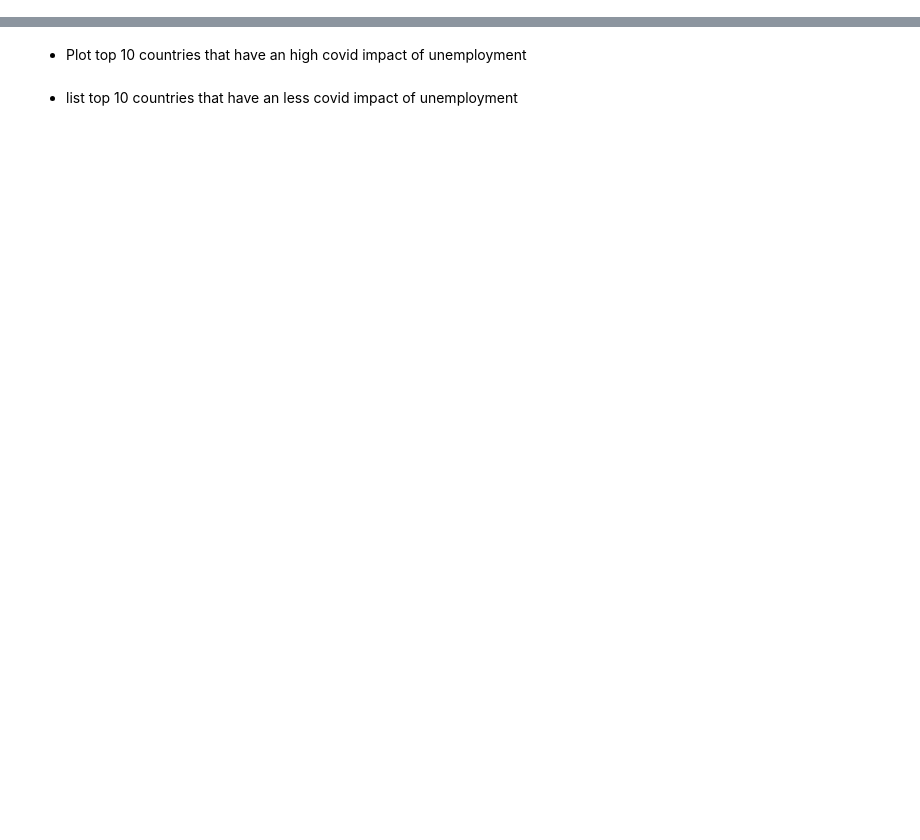
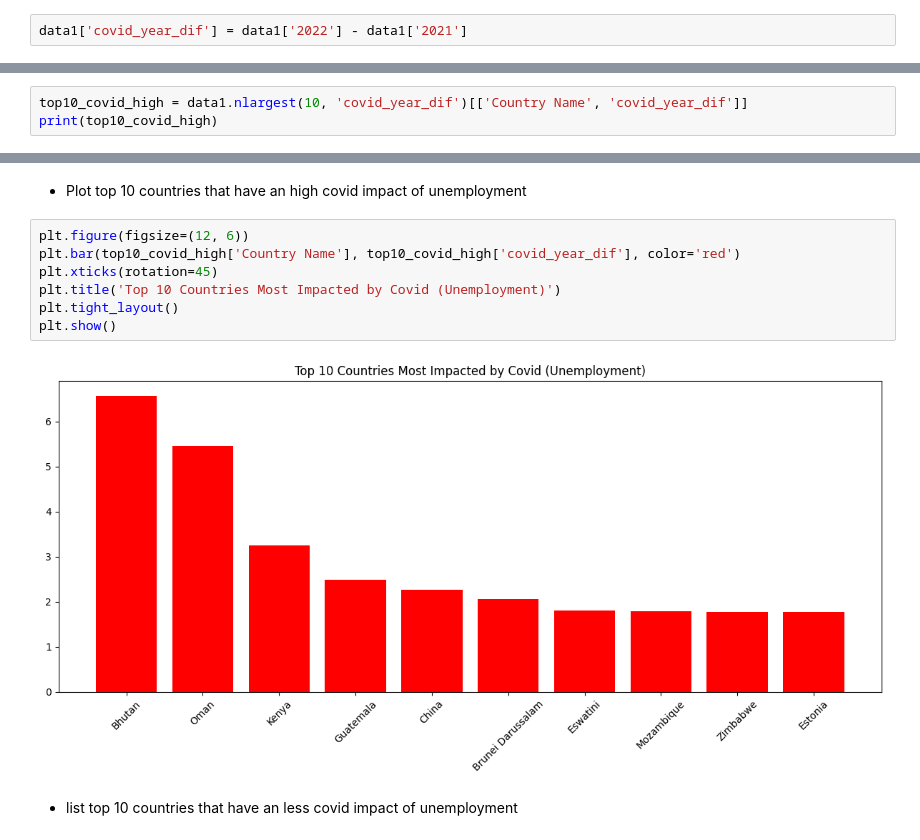
Before and after one commit to pychey/W4-Data-Processing, a Jupyter notebook: W4 - Homework_World_unemployee.ipynb, the cells around one changed output, grey strips where cells are left out. Saved outputs shown, nothing was run; the diff lists cells and outputs as text; blank space fills up the shorter version.

```diff
--- a/W4 - Homework_World_unemployee.ipynb
+++ b/W4 - Homework_World_unemployee.ipynb
@@ -120,3 +355,5 @@ So we add another column to see the different 2019 and 2020
 
 
 `data1['covid_year_dif'] = data1['2020'] - data1['2019']`
+# %%
+data1['covid_year_dif'] = data1['2022'] - data1['2021']
@@ -123,3 +370,6 @@ So we add another column to see the different 2019 and 2020
 # %% [markdown]
 
 - list top 10 countries that have an high covid impact of unemployment
+# %%
+top10_covid_high = data1.nlargest(10, 'covid_year_dif')[['Country Name', 'covid_year_dif']]
+print(top10_covid_high)
@@ -126,6 +389,15 @@ So we add another column to see the different 2019 and 2020
 # %% [markdown]
 
 - Plot top 10 countries that have an high covid impact of unemployment
+# %%
+plt.figure(figsize=(12, 6))
+plt.bar(top10_covid_high['Country Name'], top10_covid_high['covid_year_dif'], color='red')
+plt.xticks(rotation=45)
+plt.title('Top 10 Countries Most Impacted by Covid (Unemployment)')
+plt.tight_layout()
+plt.show()
+# %% [output]
+[figure, added]
 # %% [markdown]
 
 - list top 10 countries that have an less covid impact of unemployment
```
Also changed, not shown: parts of 32 cells of this notebook, 3 other files.
